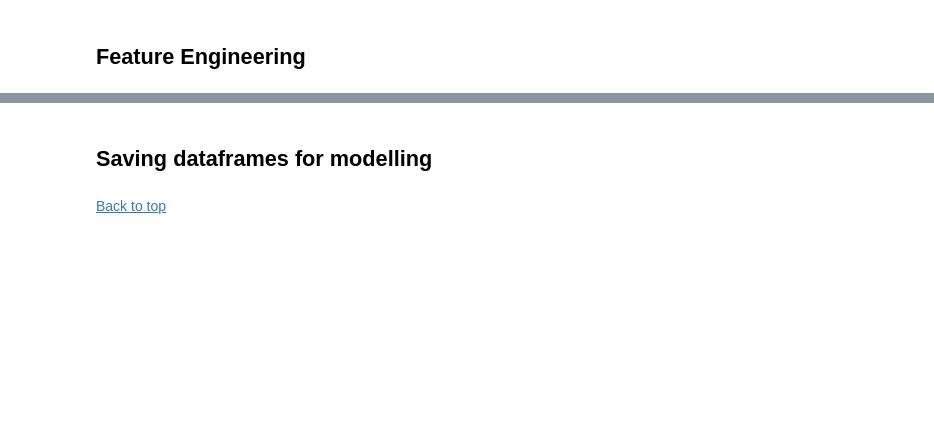
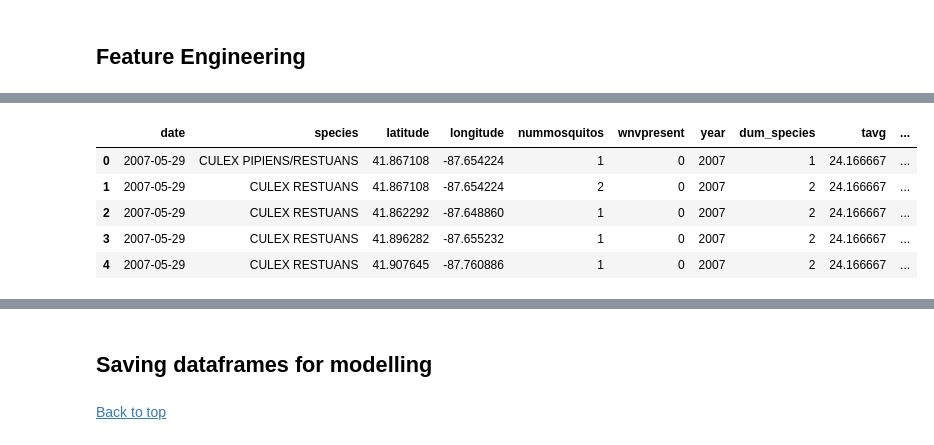
Before and after one commit to yiicks/GA_projects, a Jupyter notebook: P04_predict_west_nile_virus/code/01_cleaning_eda.ipynb, the cells around one changed output, grey strips where cells are left out. Cells and saved outputs as stored; diff of their text form; code cells hidden in the pictures; blank space fills up the shorter version.

```diff
--- a/P04_predict_west_nile_virus/code/01_cleaning_eda.ipynb
+++ b/P04_predict_west_nile_virus/code/01_cleaning_eda.ipynb
@@ -203,6 +224,44 @@ def cleaner(df):
 
     # display final datatypes
     display(df.dtypes)
+# %%
+def dum_wkyr(dataset):
+
+    # dummify weekofyear
+    dataset = pd.get_dummies(dataset, columns=["weekofyear"], prefix="dumweek")
+
+    # only weeks 28-39 are significant
+    # drop all other dummified weeks
+
+    try:
+        dataset.drop(
+            columns=[
+                "dumweek_22",
+                "dumweek_23",
+                "dumweek_24",
+                "dumweek_25",
+                "dumweek_26",
+                "dumweek_27",
+                "dumweek_40",
+                "dumweek_41",
+            ],
+            inplace=True,
+        )
+    except KeyError:
+        dataset.drop(
+            columns=[
+                "dumweek_22",
+                "dumweek_23",
+                "dumweek_24",
+                "dumweek_25",
+                "dumweek_26",
+                "dumweek_27",
+                "dumweek_40",
+            ],
+            inplace=True,
+        )
+    display(dataset.head())
+    return dataset
 # %% [markdown]
 [Back to top](#Organization)
 # %% [markdown]
@@ -1713,0 +1705,9 @@ dum_wkyr(test)
+# %%
+train = dum_wkyr(train)
+# %% [output]
+|  | date | species | latitude | longitude | nummosquitos | wnvpresent | year | dum_species | tavg | ... |
+| 0 | 2007-05-29 | CULEX PIPIENS/RESTUANS | 41.867108 | -87.654224 | 1 | 0 | 2007 | 1 | 24.166667 | ... |
+| 1 | 2007-05-29 | CULEX RESTUANS | 41.867108 | -87.654224 | 2 | 0 | 2007 | 2 | 24.166667 | ... |
+| 2 | 2007-05-29 | CULEX RESTUANS | 41.862292 | -87.648860 | 1 | 0 | 2007 | 2 | 24.166667 | ... |
+| 3 | 2007-05-29 | CULEX RESTUANS | 41.896282 | -87.655232 | 1 | 0 | 2007 | 2 | 24.166667 | ... |
+| 4 | 2007-05-29 | CULEX RESTUANS | 41.907645 | -87.760886 | 1 | 0 | 2007 | 2 | 24.166667 | ... |
```
Also changed, not shown: parts of 31 cells of this notebook, 20 other files.
